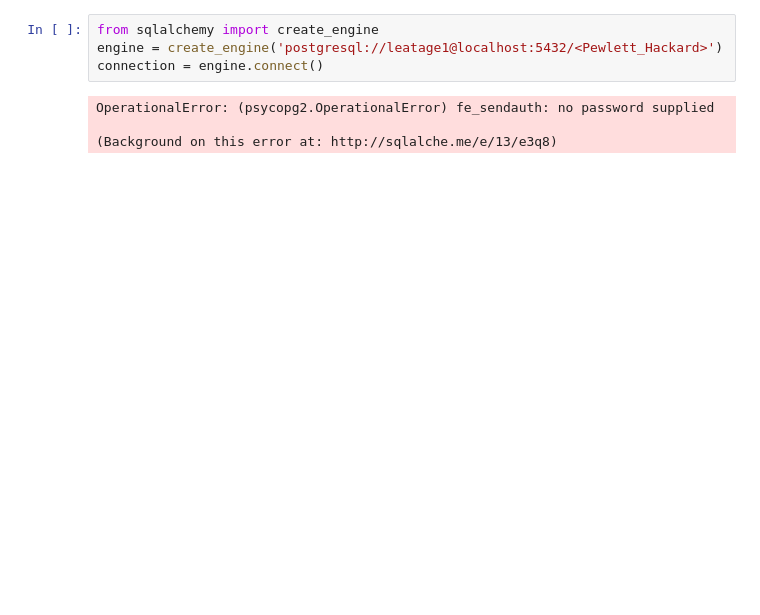
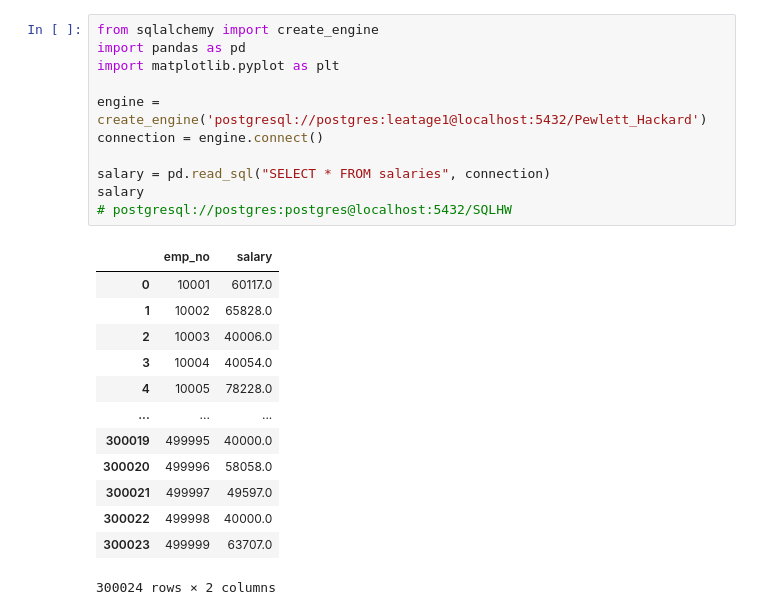
Before and after one commit to SJLimburg/SQL_challenge, a Jupyter notebook: EmployeeSQL/Bonus.ipynb, the cells around one changed output. Drawn from its saved outputs; the diff is of its cells as text; blank space fills up the shorter version.

```diff
--- a/EmployeeSQL/Bonus.ipynb
+++ b/EmployeeSQL/Bonus.ipynb
@@ -1,9 +1,26 @@
 # %%
 from sqlalchemy import create_engine
-engine = create_engine('postgresql://leatage1@localhost:5432/<Pewlett_Hackard>')
+import pandas as pd
+import matplotlib.pyplot as plt
+
+engine = create_engine('postgresql://postgres:leatage1@localhost:5432/Pewlett_Hackard')
 connection = engine.connect()
+
+salary = pd.read_sql("SELECT * FROM salaries", connection)
+salary
+# postgresql://postgres:postgres@localhost:5432/SQLHW
 # %% [output]
+|  | emp_no | salary |
+| 0 | 10001 | 60117.0 |
+| 1 | 10002 | 65828.0 |
+| 2 | 10003 | 40006.0 |
+| 3 | 10004 | 40054.0 |
+| 4 | 10005 | 78228.0 |
+| ... | ... | ... |
+| 300019 | 499995 | 40000.0 |
+| 300020 | 499996 | 58058.0 |
+| 300021 | 499997 | 49597.0 |
+| 300022 | 499998 | 40000.0 |
+| 300023 | 499999 | 63707.0 |
-OperationalError: (psycopg2.OperationalError) fe_sendauth: no password supplied
-
-(Background on this error at: http://sqlalche.me/e/13/e3q8)
+300024 rows × 2 columns
 # %%
```
Also changed, not shown: parts of 3 cells of this notebook, 2 other files.
